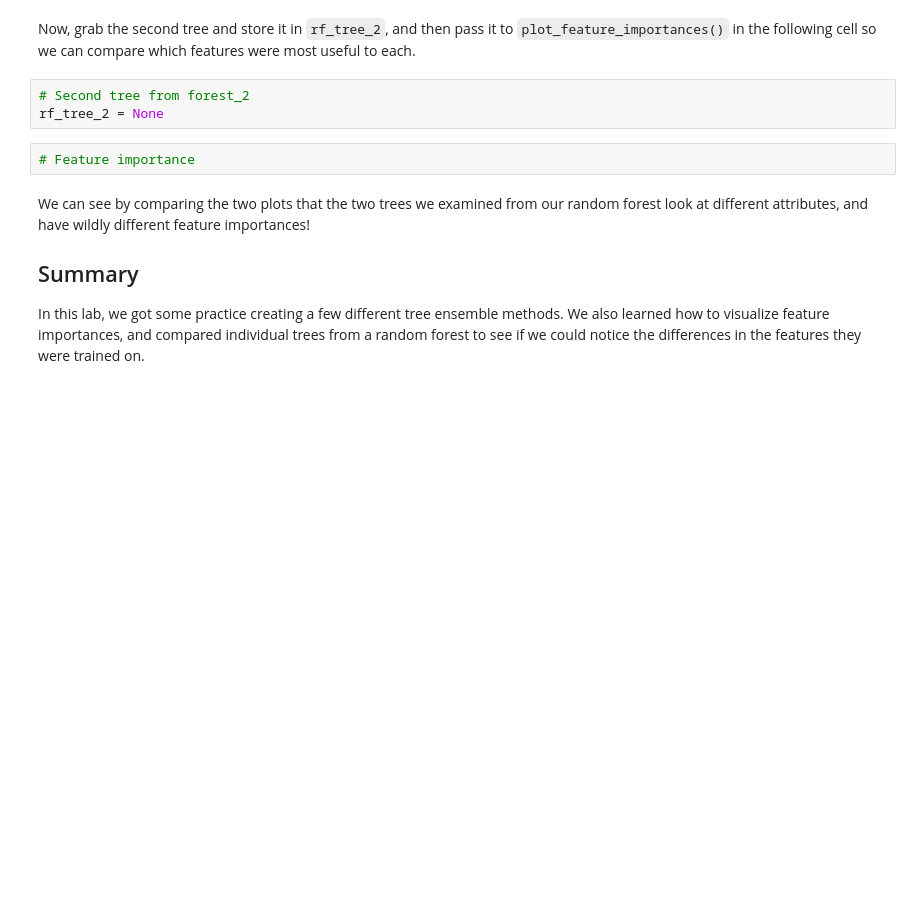
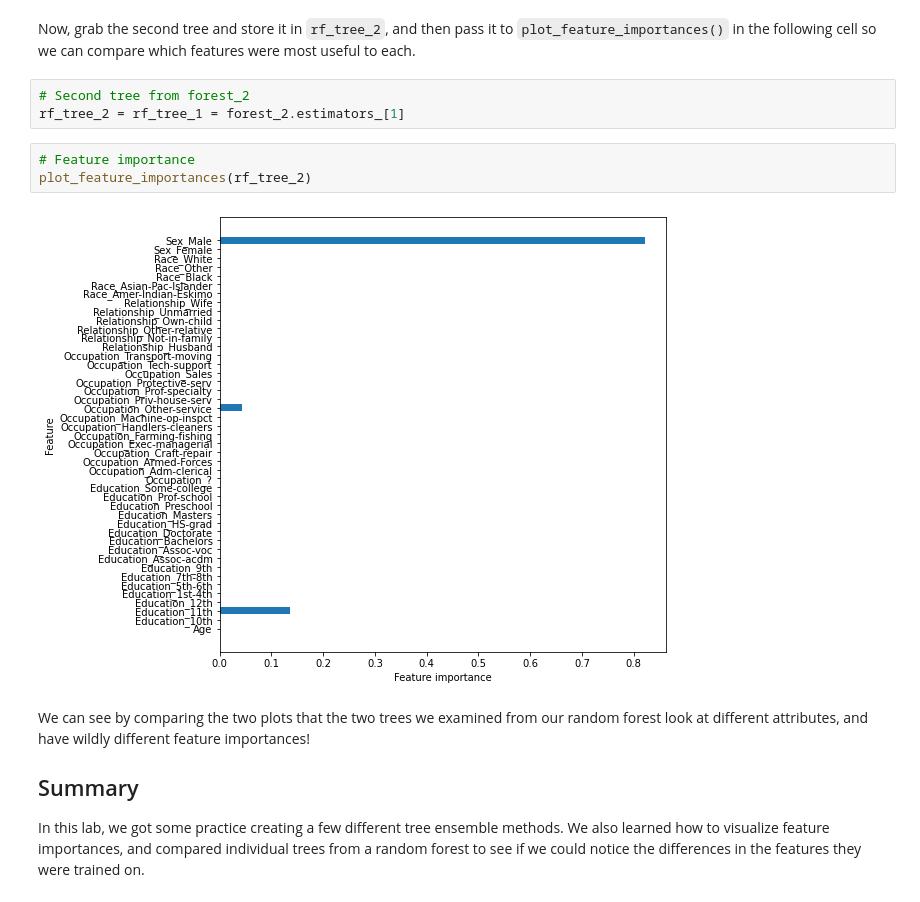
Before and after one commit to learn-co-curriculum/dsc-tree-ensembles-random-forests-lab, a Jupyter notebook: index.ipynb, the cells around one changed output. Saved outputs shown, nothing was run; the diff lists cells and outputs as text; blank space fills up the shorter version.

```diff
--- a/index.ipynb
+++ b/index.ipynb
@@ -195,9 +281,12 @@ In the cell below, call `plot_feature_importances()` on `rf_tree_1`.
 Now, grab the second tree and store it in `rf_tree_2`, and then pass it to `plot_feature_importances()` in the following cell so we can compare which features were most useful to each.
 # %%
 # Second tree from forest_2
-rf_tree_2 = None
+rf_tree_2 = rf_tree_1 = forest_2.estimators_[1]
 # %%
 # Feature importance
+plot_feature_importances(rf_tree_2)
+# %% [output]
+[figure, added]
 # %% [markdown]
 We can see by comparing the two plots that the two trees we examined from our random forest look at different attributes, and have wildly different feature importances!
 
```
Also changed, not shown: parts of 21 cells of this notebook.
